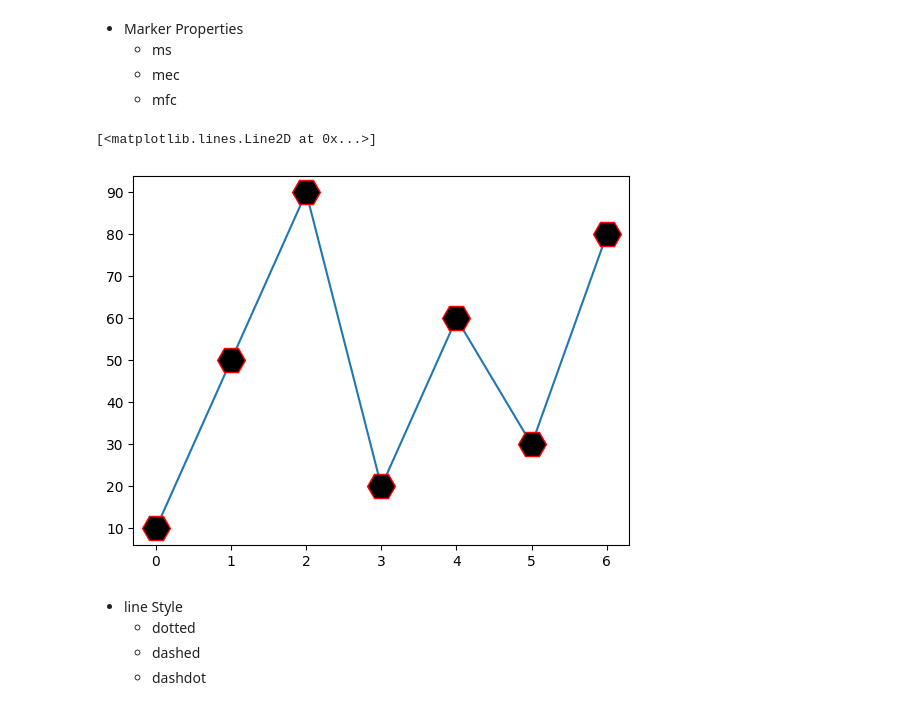
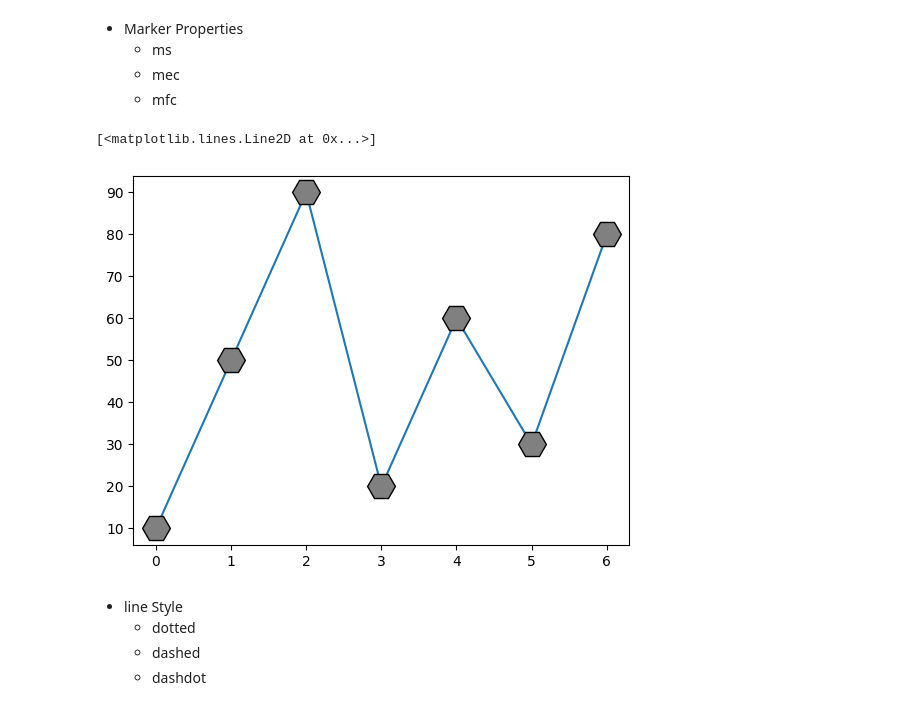
Before and after one commit to abidkk/Matplotlib-Python, a Jupyter notebook: plot2.ipynb, the cells around one changed output. Drawn from its saved outputs; the diff is of its cells as text; code cells hidden in the pictures.

```diff
--- a/plot2.ipynb
+++ b/plot2.ipynb
@@ -53,10 +53,10 @@ plt.plot(s, marker='H')
     - mec
     - mfc
 # %%
-plt.plot(s, marker='H', ms=20, mec='r', mfc='black')
+plt.plot(s, marker='H', ms=20, mec='black', mfc='gray')
 # %% [output]
 [<matplotlib.lines.Line2D at 0x...>]
-[figure, old version]
+[figure, new version]
 # %% [markdown]
 - line Style
     - dotted
```
Also changed, not shown: parts of 2 cells of this notebook.
